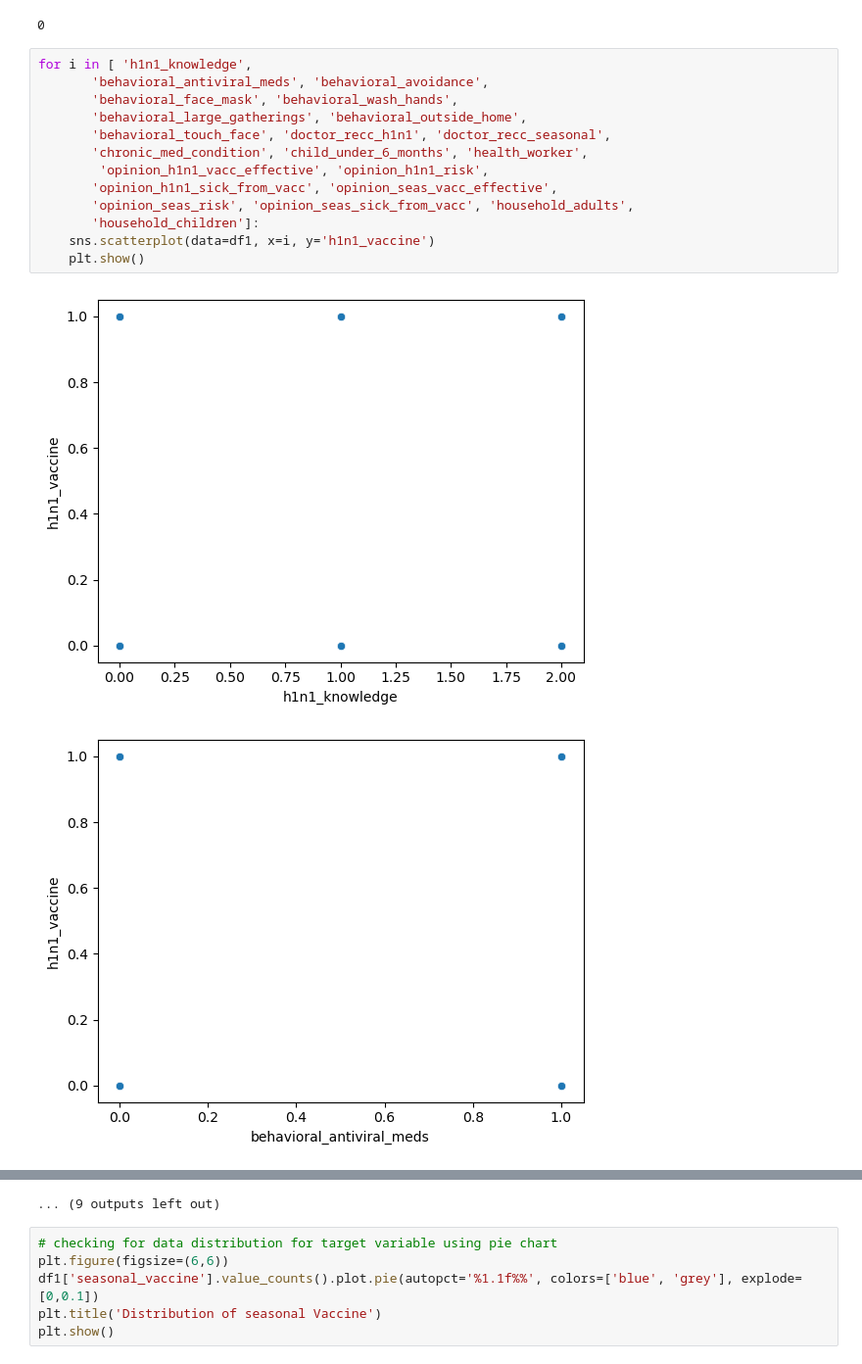
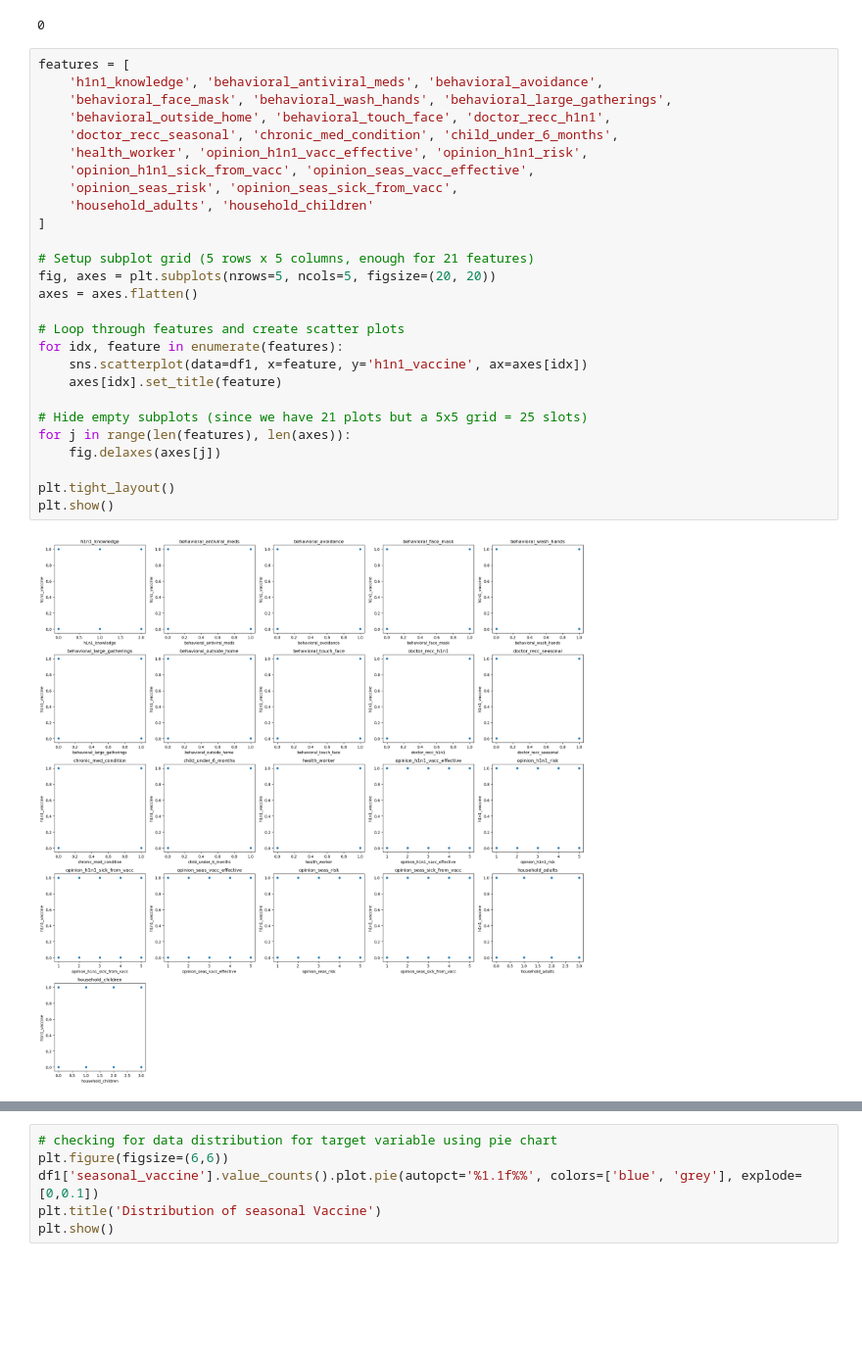
Before and after one commit to Victong-28/PHASE3_PROJECTGROUP11, a Jupyter notebook: group11project.ipynb, the cells around one changed output, grey strips where cells are left out. Shown at 98% size. Saved outputs shown, nothing was run; the diff lists cells and outputs as text; blank space fills up the shorter version.

```diff
--- a/group11project.ipynb
+++ b/group11project.ipynb
@@ -223,18 +223,31 @@ df1.duplicated().sum()
 # %% [output]
 0
 # %%
-for i in [ 'h1n1_knowledge',
-       'behavioral_antiviral_meds', 'behavioral_avoidance',
-       'behavioral_face_mask', 'behavioral_wash_hands',
-       'behavioral_large_gatherings', 'behavioral_outside_home',
-       'behavioral_touch_face', 'doctor_recc_h1n1', 'doctor_recc_seasonal',
-       'chronic_med_condition', 'child_under_6_months', 'health_worker',
-        'opinion_h1n1_vacc_effective', 'opinion_h1n1_risk',
-       'opinion_h1n1_sick_from_vacc', 'opinion_seas_vacc_effective',
-       'opinion_seas_risk', 'opinion_seas_sick_from_vacc', 'household_adults',
-       'household_children']:
-    sns.scatterplot(data=df1, x=i, y='h1n1_vaccine')
-    plt.show()
+features = [
+    'h1n1_knowledge', 'behavioral_antiviral_meds', 'behavioral_avoidance',
+    'behavioral_face_mask', 'behavioral_wash_hands', 'behavioral_large_gatherings',
+    'behavioral_outside_home', 'behavioral_touch_face', 'doctor_recc_h1n1',
+    'doctor_recc_seasonal', 'chronic_med_condition', 'child_under_6_months',
+    'health_worker', 'opinion_h1n1_vacc_effective', 'opinion_h1n1_risk',
+    'opinion_h1n1_sick_from_vacc', 'opinion_seas_vacc_effective',
+    'opinion_seas_risk', 'opinion_seas_sick_from_vacc',
+    'household_adults', 'household_children'
+]
+
+# Setup subplot grid (5 rows x 5 columns, enough for 21 features)
+fig, axes = plt.subplots(nrows=5, ncols=5, figsize=(20, 20))
+axes = axes.flatten()
+
+# Loop through features and create scatter plots
+for idx, feature in enumerate(features):
+    sns.scatterplot(data=df1, x=feature, y='h1n1_vaccine', ax=axes[idx])
+    axes[idx].set_title(feature)
+
+# Hide empty subplots (since we have 21 plots but a 5x5 grid = 25 slots)
+for j in range(len(features), len(axes)):
+    fig.delaxes(axes[j])
+
+plt.tight_layout()
+plt.show()
 # %% [output]
-[figure, old version]
+[figure, new version]
-[figure, removed]
@@ -251,4 +254,3 @@ for i in [ 'h1n1_knowledge',
-... (9 outputs left out)
 # %%
 # checking for data distribution for target variable using pie chart
 plt.figure(figsize=(6,6))
```
Also changed, not shown: parts of 4 cells of this notebook.
